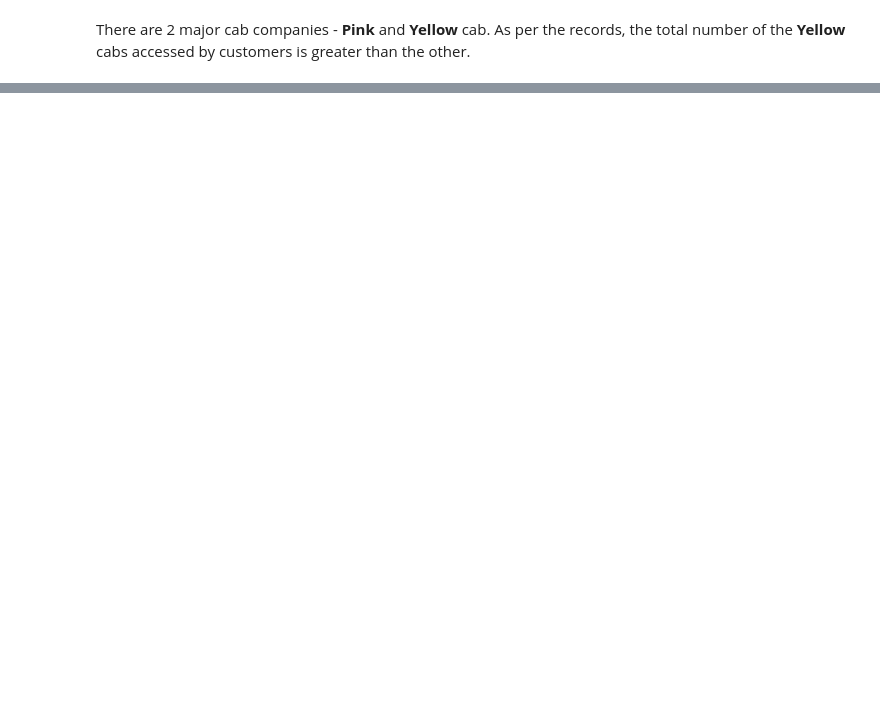
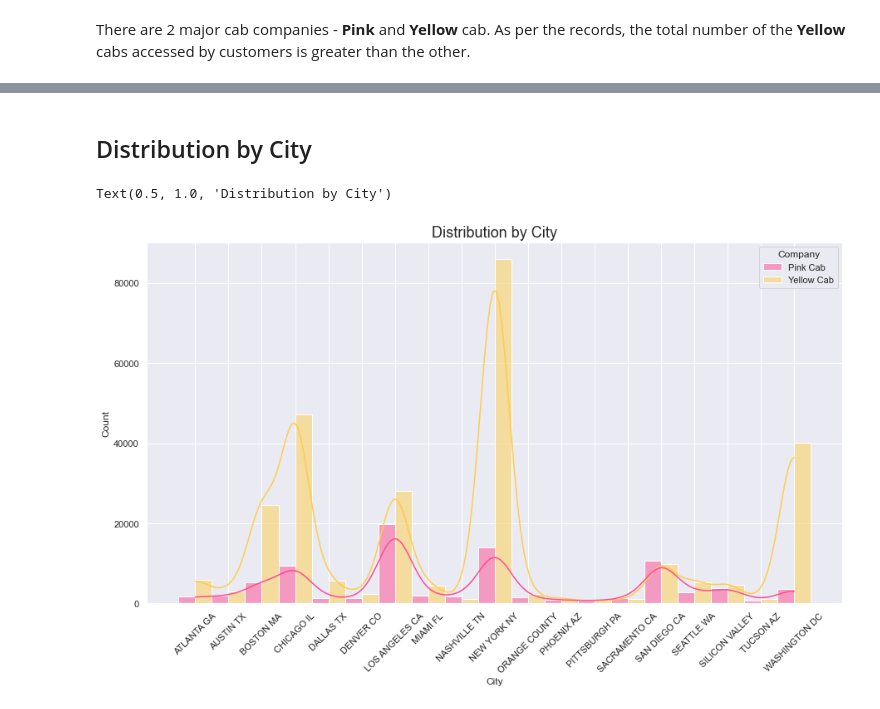
Before and after one commit to Ashish-Sasna/Data-Glacier, a Jupyter notebook: Week 2/Scripts/G2M_Insights.ipynb, the cells around one changed output, grey strips where cells are left out. Drawn from its saved outputs; the diff is of its cells as text; code cells hidden in the pictures; blank space fills up the shorter version.

```diff
--- a/Week 2/Scripts/G2M_Insights.ipynb
+++ b/Week 2/Scripts/G2M_Insights.ipynb
@@ -292,2 +333,14 @@ for label in ax.containers:
 # %% [markdown]
 There are 2 major cab companies - **Pink** and **Yellow** cab. As per the records, the total number of the **Yellow** cabs accessed by customers is greater than the other.
+# %%
+final_df['Year of Travel'] = final_df['Date of Travel'].apply(lambda x: x.year)
+# %%
+sns.set(rc = {'figure.figsize':(8,6)})
+ax = sns.countplot(x='Year of Travel',
+                   data=final_df,
+                   hue='Company',
+                   palette=palette)
+ax.set_title('Cab users by Year',
+             fontsize=18)
+for label in ax.containers:
+    ax.bar_label(label)
@@ -293,0 +349,2 @@ There are 2 major cab companies - **Pink** and **Yellow** cab. As per the record
+# %%
+final_df['Profit on Trip'] = final_df['Price Charged'] - final_df['Cost of Trip']
@@ -293,0 +360,17 @@ There are 2 major cab companies - **Pink** and **Yellow** cab. As per the record
+# %% [markdown]
+## Distribution by City
+# %%
+sns.set(rc = {'figure.figsize':(15,8)})
+ax = sns.histplot(x='City',
+                  hue='Company',
+                  stat='count',
+                  data=final_df,
+                  palette=palette,
+                  multiple='dodge',
+                  kde=True)
+plt.xticks(rotation=45)
+ax.set_title('Distribution by City',
+             fontsize=18)
+# %% [output]
+Text(0.5, 1.0, 'Distribution by City')
+[figure, added]
```
Also changed, not shown: parts of 63 cells of this notebook, 1 other file.
